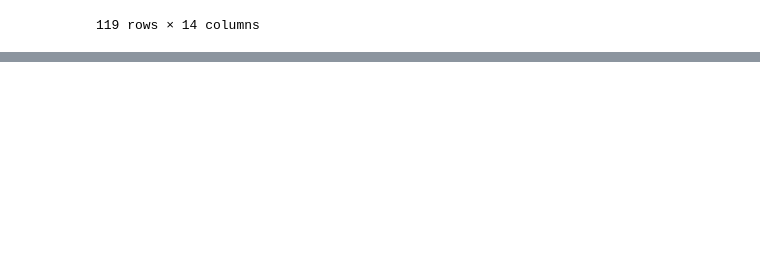
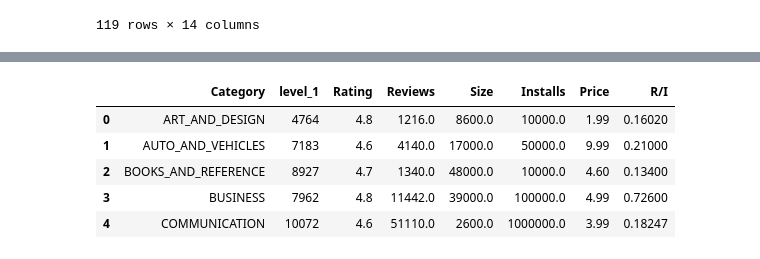
Before and after one commit to Ikayeze/develhope-second-project, a Jupyter notebook: Week_3.ipynb, the cells around one changed output, grey strips where cells are left out. Saved outputs shown, nothing was run; the diff lists cells and outputs as text; code cells hidden in the pictures; blank space fills up the shorter version.

```diff
--- a/Week_3.ipynb
+++ b/Week_3.ipynb
@@ -439 +443,10 @@ liste
+# %%
+paid_by_category.groupby("Category").max("Size").reset_index().copy()
+# %% [output]
+|  | Category | level_1 | Rating | Reviews | Size | Installs | Price | R/I |
+| 0 | ART_AND_DESIGN | 4764 | 4.8 | 1216.0 | 8600.0 | 10000.0 | 1.99 | 0.16020 |
+| 1 | AUTO_AND_VEHICLES | 7183 | 4.6 | 4140.0 | 17000.0 | 50000.0 | 9.99 | 0.21000 |
+| 2 | BOOKS_AND_REFERENCE | 8927 | 4.7 | 1340.0 | 48000.0 | 10000.0 | 4.60 | 0.13400 |
+| 3 | BUSINESS | 7962 | 4.8 | 11442.0 | 39000.0 | 100000.0 | 4.99 | 0.72600 |
+| 4 | COMMUNICATION | 10072 | 4.6 | 51110.0 | 2600.0 | 1000000.0 | 3.99 | 0.18247 |
 # %%
```
Also changed, not shown: parts of 10 cells of this notebook.
